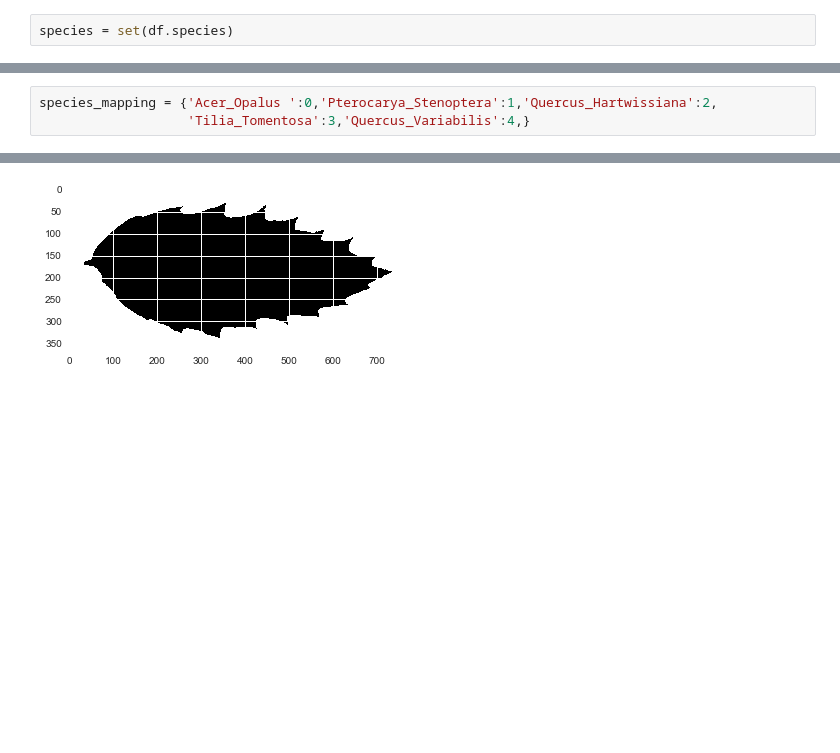
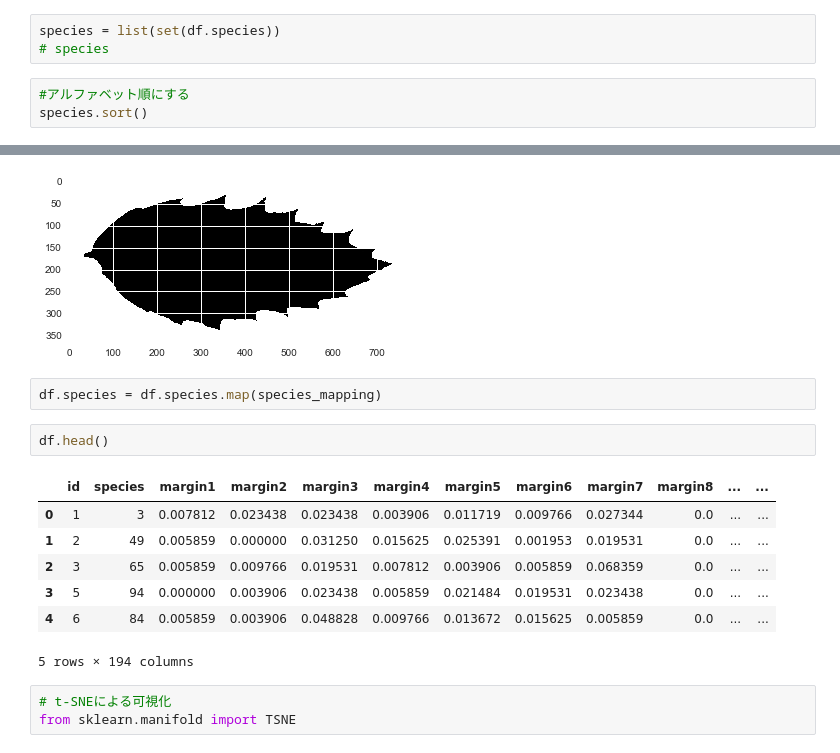
Before and after one commit to zukako0930/Leaf_Classification, a Jupyter notebook: data_check.ipynb, the cells around one changed output, grey strips where cells are left out. Cells and saved outputs as stored; diff of their text form; blank space fills up the shorter version.

```diff
--- a/data_check.ipynb
+++ b/data_check.ipynb
@@ -16,7 +16,11 @@ df.head()
 | 4 | 6 | Quercus_Variabilis | 0.005859 | 0.003906 | 0.048828 | 0.009766 | 0.013672 | 0.015625 | 0.005859 | 0.0 | ... | ... |
 5 rows × 194 columns
 # %%
-species = set(df.species)
+species = list(set(df.species))
+# species
+# %%
+#アルファベット順にする
+species.sort()
 # %%
 map_num = np.arange(len(species))
 # %%
@@ -51,3 +34,0 @@ species_mapping
-# %%
-species_mapping = {'Acer_Opalus	':0,'Pterocarya_Stenoptera':1,'Quercus_Hartwissiana':2,
-                   'Tilia_Tomentosa':3,'Quercus_Variabilis':4,}
@@ -80,3 +61,18 @@ plt.imshow(im)
 plt.show()
 # %% [output]
 [figure]
+# %%
+df.species = df.species.map(species_mapping)
+# %%
+df.head()
+# %% [output]
+|  | id | species | margin1 | margin2 | margin3 | margin4 | margin5 | margin6 | margin7 | margin8 | ... | ... |
+| 0 | 1 | 3 | 0.007812 | 0.023438 | 0.023438 | 0.003906 | 0.011719 | 0.009766 | 0.027344 | 0.0 | ... | ... |
+| 1 | 2 | 49 | 0.005859 | 0.000000 | 0.031250 | 0.015625 | 0.025391 | 0.001953 | 0.019531 | 0.0 | ... | ... |
+| 2 | 3 | 65 | 0.005859 | 0.009766 | 0.019531 | 0.007812 | 0.003906 | 0.005859 | 0.068359 | 0.0 | ... | ... |
+| 3 | 5 | 94 | 0.000000 | 0.003906 | 0.023438 | 0.005859 | 0.021484 | 0.019531 | 0.023438 | 0.0 | ... | ... |
+| 4 | 6 | 84 | 0.005859 | 0.003906 | 0.048828 | 0.009766 | 0.013672 | 0.015625 | 0.005859 | 0.0 | ... | ... |
+5 rows × 194 columns
+# %%
+# t-SNEによる可視化
+from sklearn.manifold import TSNE
```
Also changed, not shown: parts of 11 cells of this notebook.
